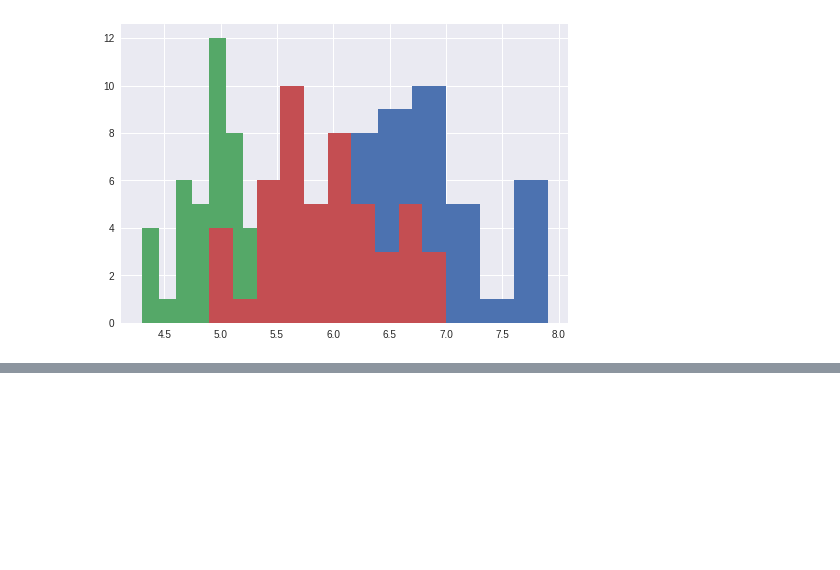
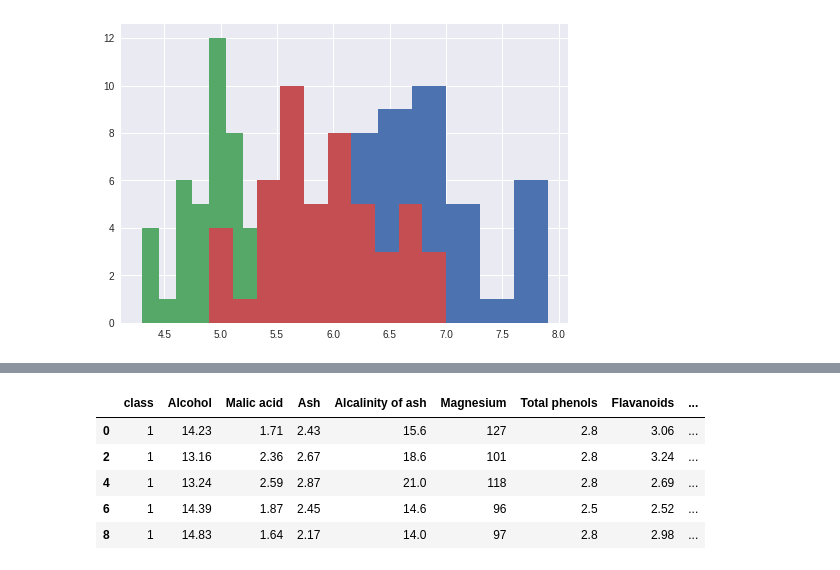
Before and after one commit to MLCCKolkata/Assignment-3, a Jupyter notebook: arnavdas88.ipynb, the cells around one changed output, grey strips where cells are left out. Cells and saved outputs as stored; diff of their text form; code cells hidden in the pictures; blank space fills up the shorter version.

```diff
--- a/arnavdas88.ipynb
+++ b/arnavdas88.ipynb
@@ -488,0 +546,10 @@ plt.hist(virginica['sepal_length'])
+# %%
+wine_df.columns = ['class', 'Alcohol','Malic acid','Ash','Alcalinity of ash','Magnesium','Total phenols','Flavanoids','Nonflavanoid phenols','Proanthocyanins','Color intensity','Hue','OD280/OD315 of diluted wines','Proline' ]
+wine_df.head()
+# %% [output]
+|  | class | Alcohol | Malic acid | Ash | Alcalinity of ash | Magnesium | Total phenols | Flavanoids | ... |
+| 0 | 1 | 14.23 | 1.71 | 2.43 | 15.6 | 127 | 2.8 | 3.06 | ... |
+| 2 | 1 | 13.16 | 2.36 | 2.67 | 18.6 | 101 | 2.8 | 3.24 | ... |
+| 4 | 1 | 13.24 | 2.59 | 2.87 | 21.0 | 118 | 2.8 | 2.69 | ... |
+| 6 | 1 | 14.39 | 1.87 | 2.45 | 14.6 | 96 | 2.5 | 2.52 | ... |
+| 8 | 1 | 14.83 | 1.64 | 2.17 | 14.0 | 97 | 2.8 | 2.98 | ... |
```
Also changed, not shown: parts of 17 cells of this notebook.
